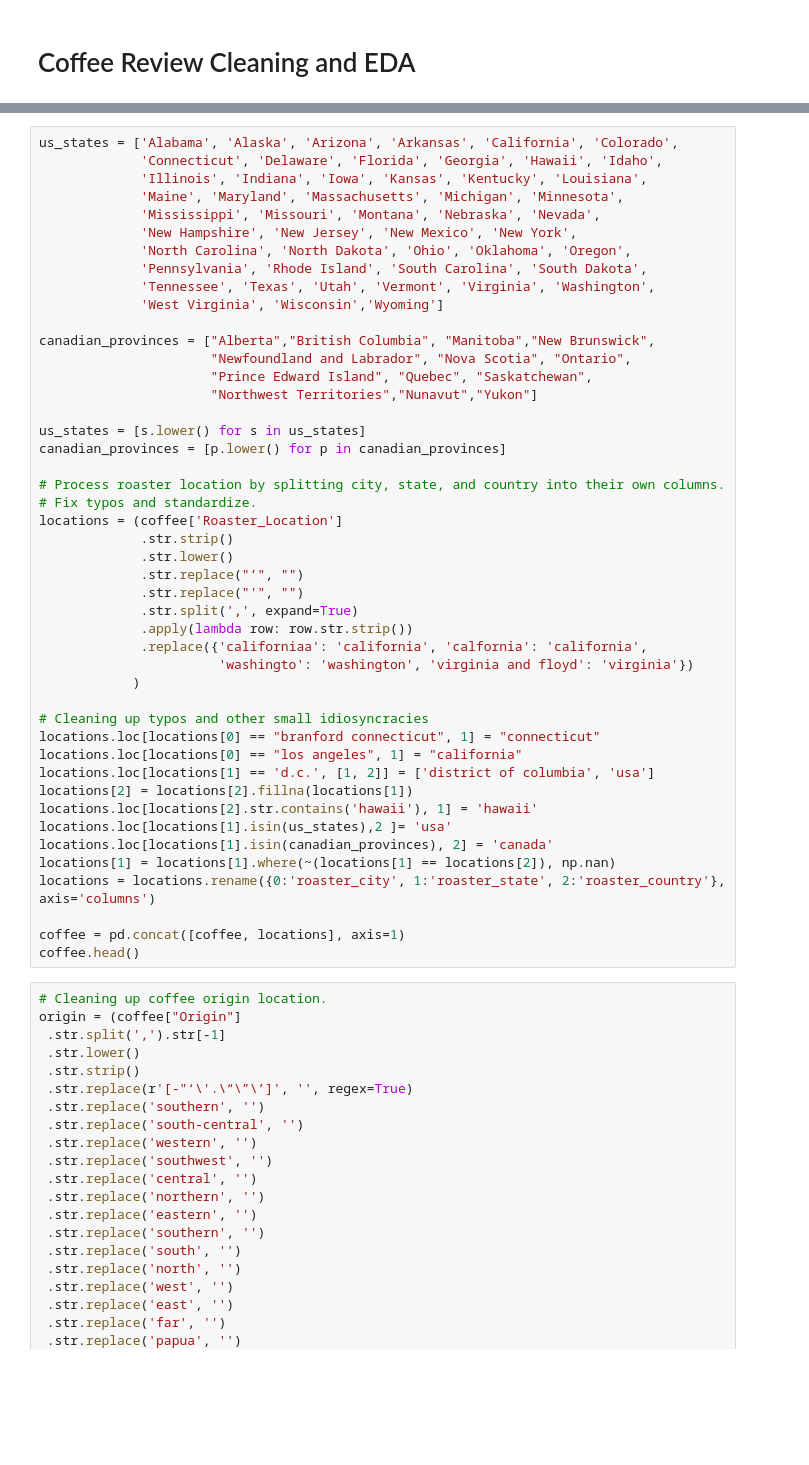
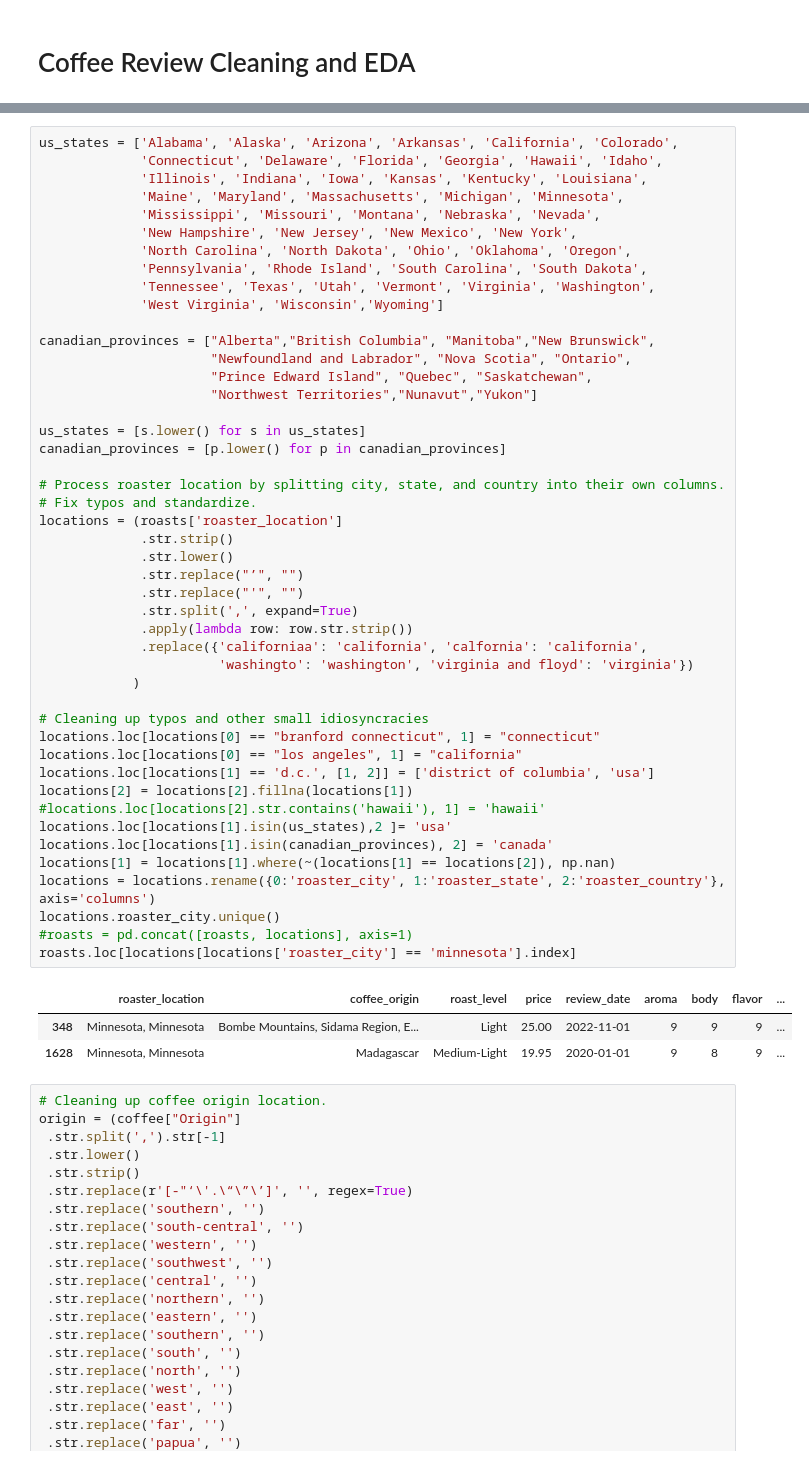
Before and after one commit to tynardone/coffee-reviews-analysis, a Jupyter notebook: coffee_review_eda.ipynb, the cells around one changed output, grey strips where cells are left out. Saved outputs shown, nothing was run; the diff lists cells and outputs as text; blank space fills up the shorter version.

```diff
--- a/coffee_review_eda.ipynb
+++ b/coffee_review_eda.ipynb
@@ -166,38 +149,42 @@ us_states = ['Alabama', 'Alaska', 'Arizona', 'Arkansas', 'California', 'Colorado
 
 canadian_provinces = ["Alberta","British Columbia", "Manitoba","New Brunswick",
                       "Newfoundland and Labrador", "Nova Scotia", "Ontario",
                       "Prince Edward Island", "Quebec", "Saskatchewan",
                       "Northwest Territories","Nunavut","Yukon"]
 
 us_states = [s.lower() for s in us_states]
 canadian_provinces = [p.lower() for p in canadian_provinces]
 
 # Process roaster location by splitting city, state, and country into their own columns.
 # Fix typos and standardize.
-locations = (coffee['Roaster_Location']
+locations = (roasts['roaster_location']
              .str.strip()
              .str.lower()
              .str.replace("’", "")
              .str.replace("'", "")
              .str.split(',', expand=True)
              .apply(lambda row: row.str.strip())
              .replace({'californiaa': 'california', 'calfornia': 'california',
                        'washingto': 'washington', 'virginia and floyd': 'virginia'})
             )
 
 # Cleaning up typos and other small idiosyncracies
 locations.loc[locations[0] == "branford connecticut", 1] = "connecticut"
 locations.loc[locations[0] == "los angeles", 1] = "california"
 locations.loc[locations[1] == 'd.c.', [1, 2]] = ['district of columbia', 'usa']
 locations[2] = locations[2].fillna(locations[1])
-locations.loc[locations[2].str.contains('hawaii'), 1] = 'hawaii'
+#locations.loc[locations[2].str.contains('hawaii'), 1] = 'hawaii'
 locations.loc[locations[1].isin(us_states),2 ]= 'usa'
 locations.loc[locations[1].isin(canadian_provinces), 2] = 'canada'
 locations[1] = locations[1].where(~(locations[1] == locations[2]), np.nan)
 locations = locations.rename({0:'roaster_city', 1:'roaster_state', 2:'roaster_country'}, axis='columns')
-
-coffee = pd.concat([coffee, locations], axis=1)
-coffee.head()
+locations.roaster_city.unique()
+#roasts = pd.concat([roasts, locations], axis=1)
+roasts.loc[locations[locations['roaster_city'] == 'minnesota'].index]
+# %% [output]
+|  | roaster_location | coffee_origin | roast_level | price | review_date | aroma | body | flavor | ... |
+| 348 | Minnesota, Minnesota | Bombe Mountains, Sidama Region, E... | Light | 25.00 | 2022-11-01 | 9 | 9 | 9 | ... |
+| 1628 | Minnesota, Minnesota | Madagascar | Medium-Light | 19.95 | 2020-01-01 | 9 | 8 | 9 | ... |
 # %%
 # Cleaning up coffee origin location.
 origin = (coffee["Origin"]
```
Also changed, not shown: parts of 5 cells of this notebook.
